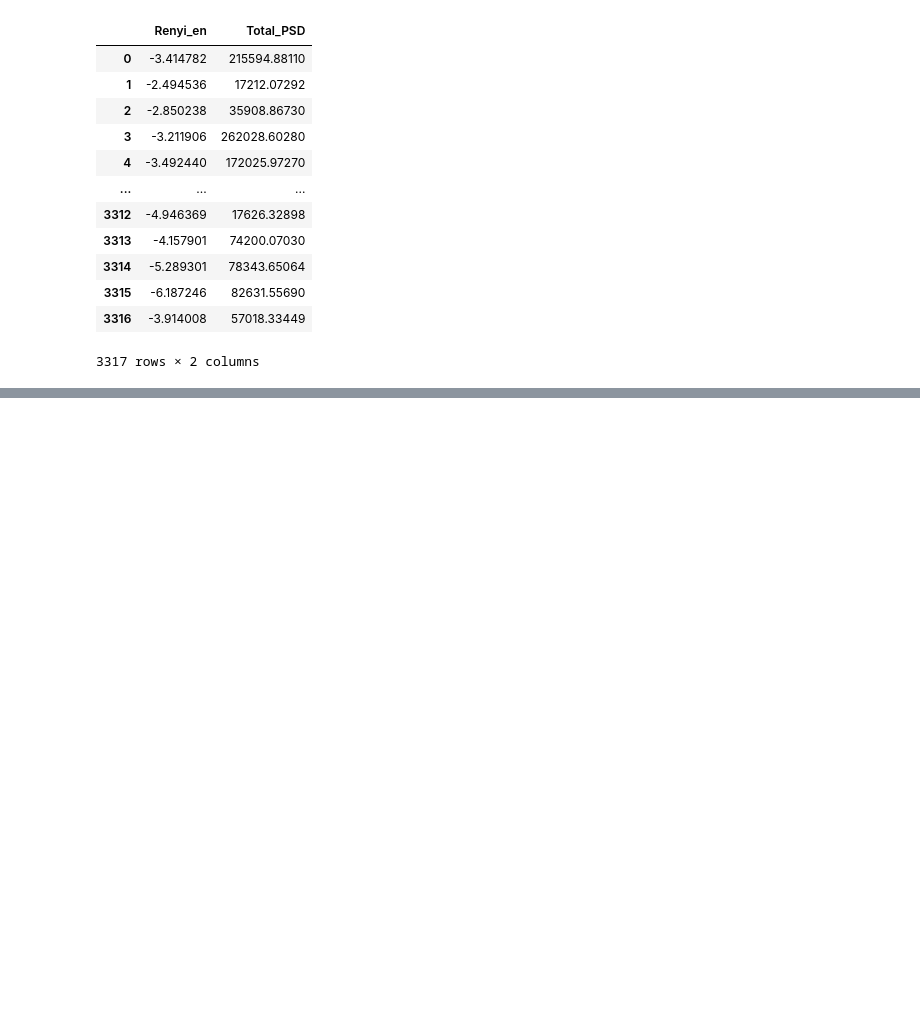
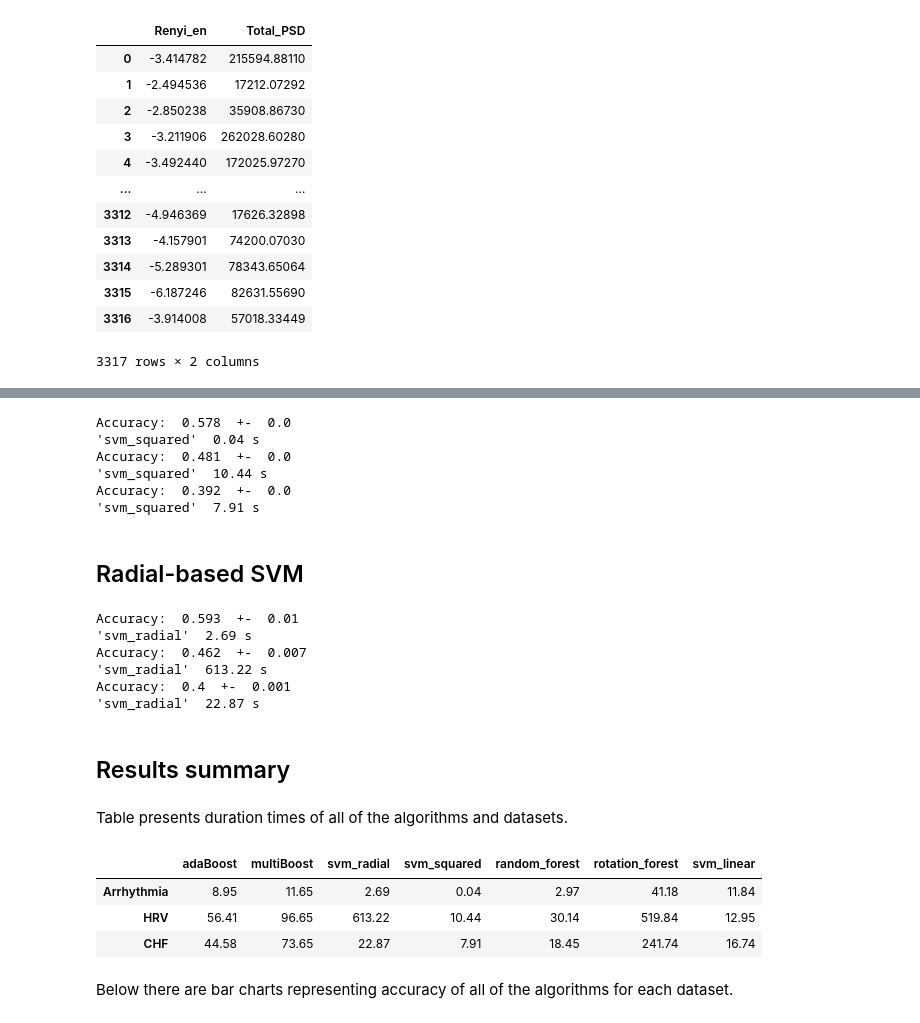
Before and after one commit to Karina-00/Decision-tree-ensembles-in-biomedical-time-series-classification, a Jupyter notebook: Project.ipynb, the cells around one changed output, grey strips where cells are left out. Cells and saved outputs as stored; diff of their text form; code cells hidden in the pictures; blank space fills up the shorter version.

```diff
--- a/Project.ipynb
+++ b/Project.ipynb
@@ -466,0 +543,6 @@ Now all our datasets are ready.
+# %%
+datasets = [dataset1, dataset2, dataset3]
+accuracies_dataset1 = {}
+accuracies_dataset2 = {}
+accuracies_dataset3 = {}
+times = {}
@@ -466,0 +639,49 @@ Now all our datasets are ready.
+# %%
+@timeit
+def svm_squared(dataset, c=0.03):
+    return classifier2(dataset, svm.SVC(kernel='poly', degree=2, C=c))
+
+
+accuracies_dataset1['SVM squared'] = svm_squared(dataset1, c=0.03)
+accuracies_dataset2['SVM squared'] = svm_squared(dataset2, c=0.03)
+accuracies_dataset3['SVM squared'] = svm_squared(dataset3, c=0.15)
+# %% [output]
+Accuracy:  0.578  +-  0.0
+'svm_squared'  0.04 s
+Accuracy:  0.481  +-  0.0
+'svm_squared'  10.44 s
+Accuracy:  0.392  +-  0.0
+'svm_squared'  7.91 s
+# %% [markdown]
+## Radial-based SVM
+# %%
+@timeit
+def svm_radial(dataset, c=5, _gamma=0.15):
+    return classifier(dataset, svm.SVC(kernel='rbf', C=c, gamma=_gamma))
+
+
+accuracies_dataset1['SVM radial'] = svm_radial(dataset1, c=5, _gamma=0.15)
+accuracies_dataset2['SVM radial'] = svm_radial(dataset2, c=128, _gamma=0.01)
+accuracies_dataset3['SVM radial'] = svm_radial(dataset3, c=512, _gamma=0.15)
+# %% [output]
+Accuracy:  0.593  +-  0.01
+'svm_radial'  2.69 s
+Accuracy:  0.462  +-  0.007
+'svm_radial'  613.22 s
+Accuracy:  0.4  +-  0.001
+'svm_radial'  22.87 s
+# %% [markdown]
+## Results summary
+# %% [markdown]
+Table presents duration times of all of the algorithms and datasets.
+# %%
+times_df = pd.DataFrame(times)
+times_df.index = ['Arrhythmia', 'HRV', 'CHF' ]
+times_df
+# %% [output]
+|  | adaBoost | multiBoost | svm_radial | svm_squared | random_forest | rotation_forest | svm_linear |
+| Arrhythmia | 8.95 | 11.65 | 2.69 | 0.04 | 2.97 | 41.18 | 11.84 |
+| HRV | 56.41 | 96.65 | 613.22 | 10.44 | 30.14 | 519.84 | 12.95 |
+| CHF | 44.58 | 73.65 | 22.87 | 7.91 | 18.45 | 241.74 | 16.74 |
+# %% [markdown]
+Below there are bar charts representing accuracy of all of the algorithms for each dataset.
```
Also changed, not shown: parts of 85 cells of this notebook, 4 other files.
